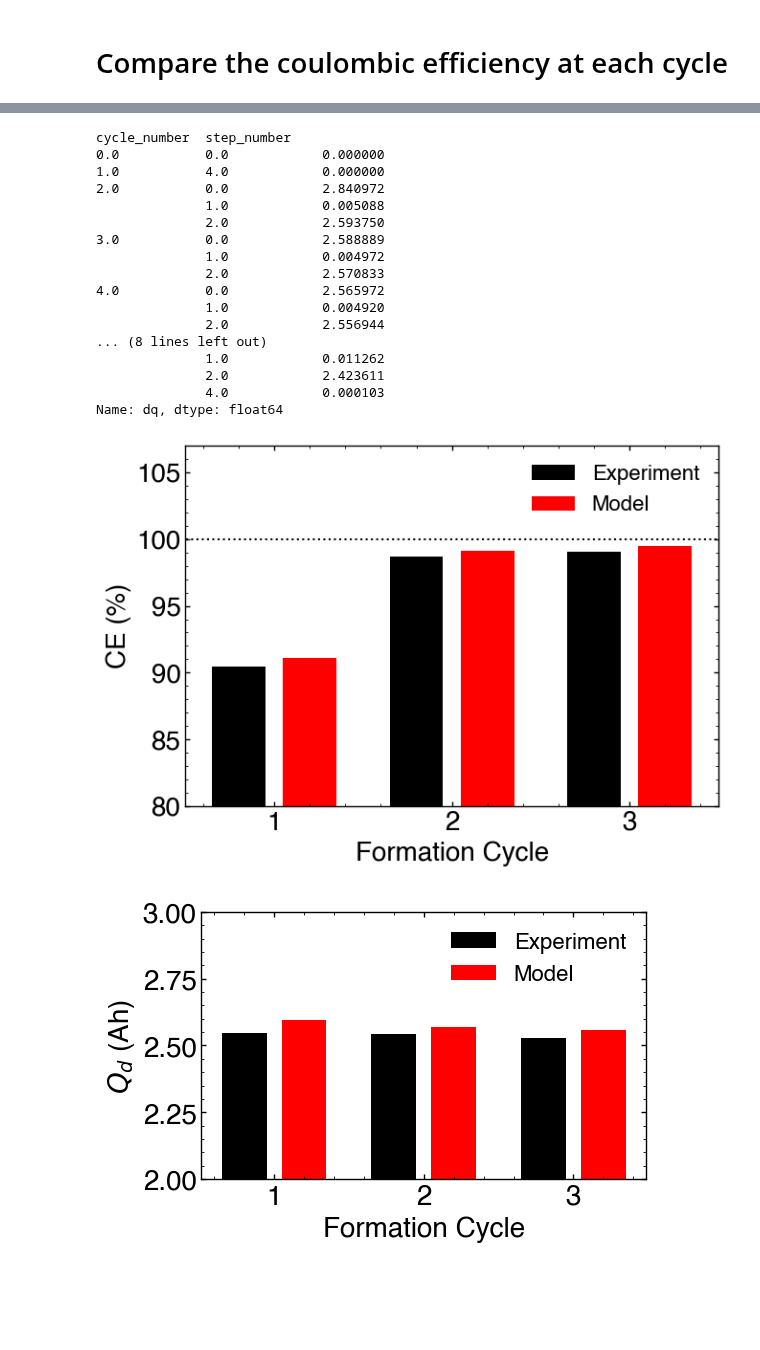
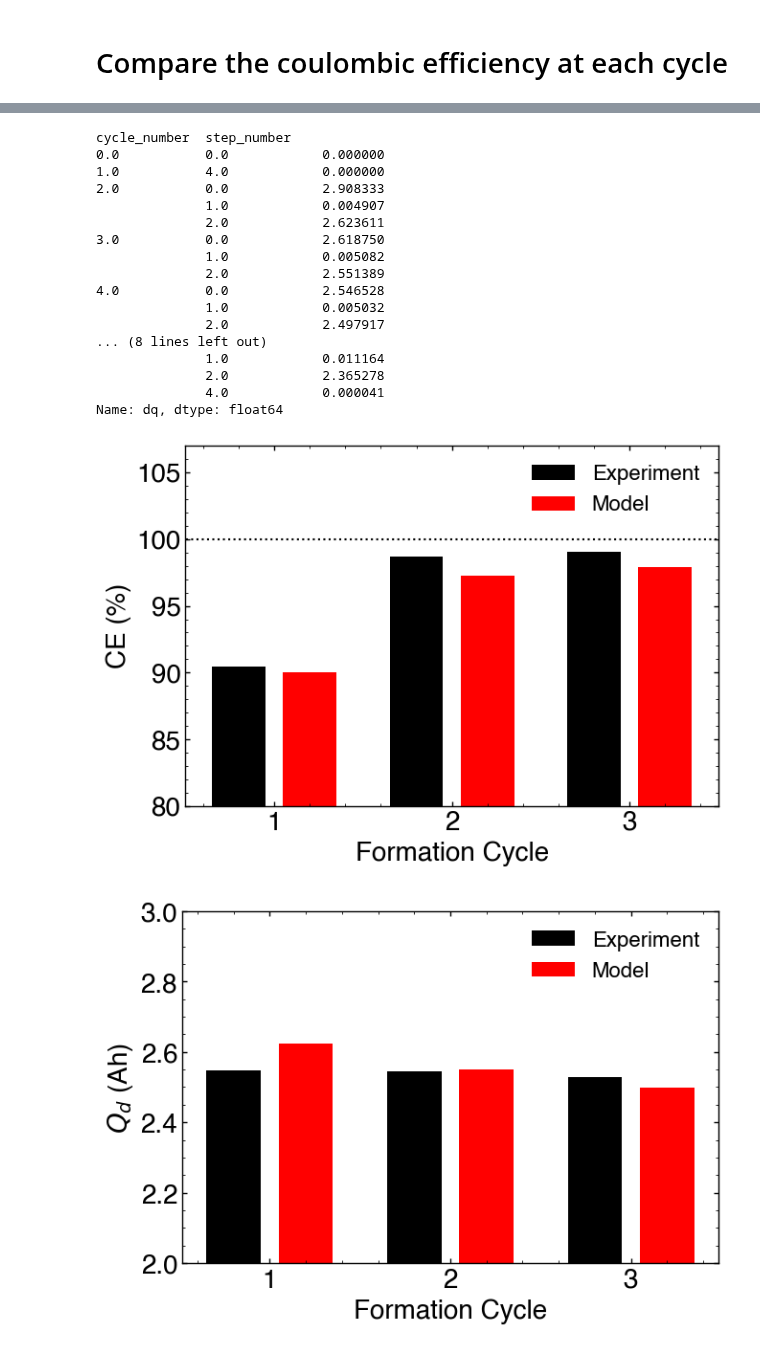
Before and after one commit to wengandrew/formation-modeling, a Jupyter notebook: notebooks/2023_05_09_fig_validation_1.ipynb, the cells around one changed output, grey strips where cells are left out. Cells and saved outputs as stored; diff of their text form; code cells hidden in the pictures; blank space fills up the shorter version.

```diff
--- a/notebooks/2023_05_09_fig_validation_1.ipynb
+++ b/notebooks/2023_05_09_fig_validation_1.ipynb
@@ -136,7 +139,7 @@ vmax = 4.2
 vmin = 3.0
 
 cell = cellsim.Cell()
-cell.load_config('params/single_cracking.yaml')
+cell.load_config('params/default.yaml')
 tag = cell.get_tag()
 
 # sim = cellsim.Simulation(cell, 520*3600)
@@ -298,7 +299,7 @@ plt.xticks([1, 2, 3])
 plt.savefig(f'outputs/figures/fig_ce_{tag}.png', dpi=150)
 
 # Make the plot
-plt.figure(figsize=(6, 4))
+plt.figure(figsize=(7, 5))
 xx = np.array([1, 2, 3])
 plt.bar(xx-0.2, df_meas_agg['Discharge Capacity (Ah)'], color='k', width=0.3, label='Experiment')
 plt.bar(xx+0.2, qd_sim, color='r', width=0.3, label='Model')
@@ -306,11 +307,12 @@ plt.ylabel('$Q_d$ (Ah)')
 plt.xlabel('Formation Cycle')
 plt.grid(False)
 plt.ylim((2, 3))
+plt.xticks([1, 2, 3])
 plt.legend(loc='upper right', fontsize=16)
 plt.savefig(f'outputs/figures/fig_qd_{tag}.png')
 
 # Make the plot
-plt.figure(figsize=(6, 4))
+plt.figure(figsize=(7, 5))
 xx = np.array([1, 2, 3])
 plt.bar(xx-0.2, df_meas_agg['Charge Capacity (Ah)'], color='k', width=0.3, label='Experiment')
 plt.bar(xx+0.2, qc_sim, color='r', width=0.3, label='Model')
@@ -319,46 +321,47 @@ plt.xlabel('Formation Cycle')
 plt.grid(False)
 plt.legend(loc='upper right', fontsize=16)
 plt.ylim([2, 3])
+plt.xticks([1, 2, 3])
 plt.savefig(f'outputs/figures/fig_qc_{tag}.png')
 
 # Make the plot
 plt.figure(figsize=(6, 4))
 xx = np.array([1, 2, 3])
 plt.bar(xx, theta_n0_sim, color='r', width=0.3, label='Model')
 # plt.hlines(y=0.01, xmin=1, xmax=3, color='k', label='dV/dQ, post-formation')
 plt.ylabel(r'$\theta_{n,0}$')
 plt.xlabel('Formation Cycle')
 plt.grid(False)
 plt.legend(loc='upper right', fontsize=12)
 plt.savefig(f'outputs/figures/fig_thetan_{tag}.png')
 
 # Make the plot
 plt.figure(figsize=(6, 4))
 xx = np.array([1, 2, 3])
 plt.bar(xx, theta_p0_sim, color='r', width=0.3, label='Model')
 # plt.hlines(y=0.842, xmin=1, xmax=3, color='k', label='dV/dQ, post-formation')
 plt.ylabel(r'$\theta_{p,0}$')
 plt.xlabel('Cycle')
 plt.grid(False)
 plt.legend(loc='lower right', fontsize=16)
 plt.savefig(f'outputs/figures/fig_thetap_{tag}.png')
 # %% [output]
 cycle_number  step_number
 0.0           0.0            0.000000
 1.0           4.0            0.000000
-2.0           0.0            2.840972
-              1.0            0.005088
-              2.0            2.593750
-3.0           0.0            2.588889
-              1.0            0.004972
-              2.0            2.570833
-4.0           0.0            2.565972
-              1.0            0.004920
-              2.0            2.556944
+2.0           0.0            2.908333
+              1.0            0.004907
+              2.0            2.623611
+3.0           0.0            2.618750
+              1.0            0.005082
+              2.0            2.551389
+4.0           0.0            2.546528
+              1.0            0.005032
+              2.0            2.497917
 ... (8 lines left out)
-              1.0            0.011262
-              2.0            2.423611
-              4.0            0.000103
+              1.0            0.011164
+              2.0            2.365278
+              4.0            0.000041
 Name: dq, dtype: float64
-[figure, old version]
+[figure, new version]
-[figure, old version]
+[figure, new version]
```
Also changed, not shown: parts of 8 cells of this notebook, 5 other files.
